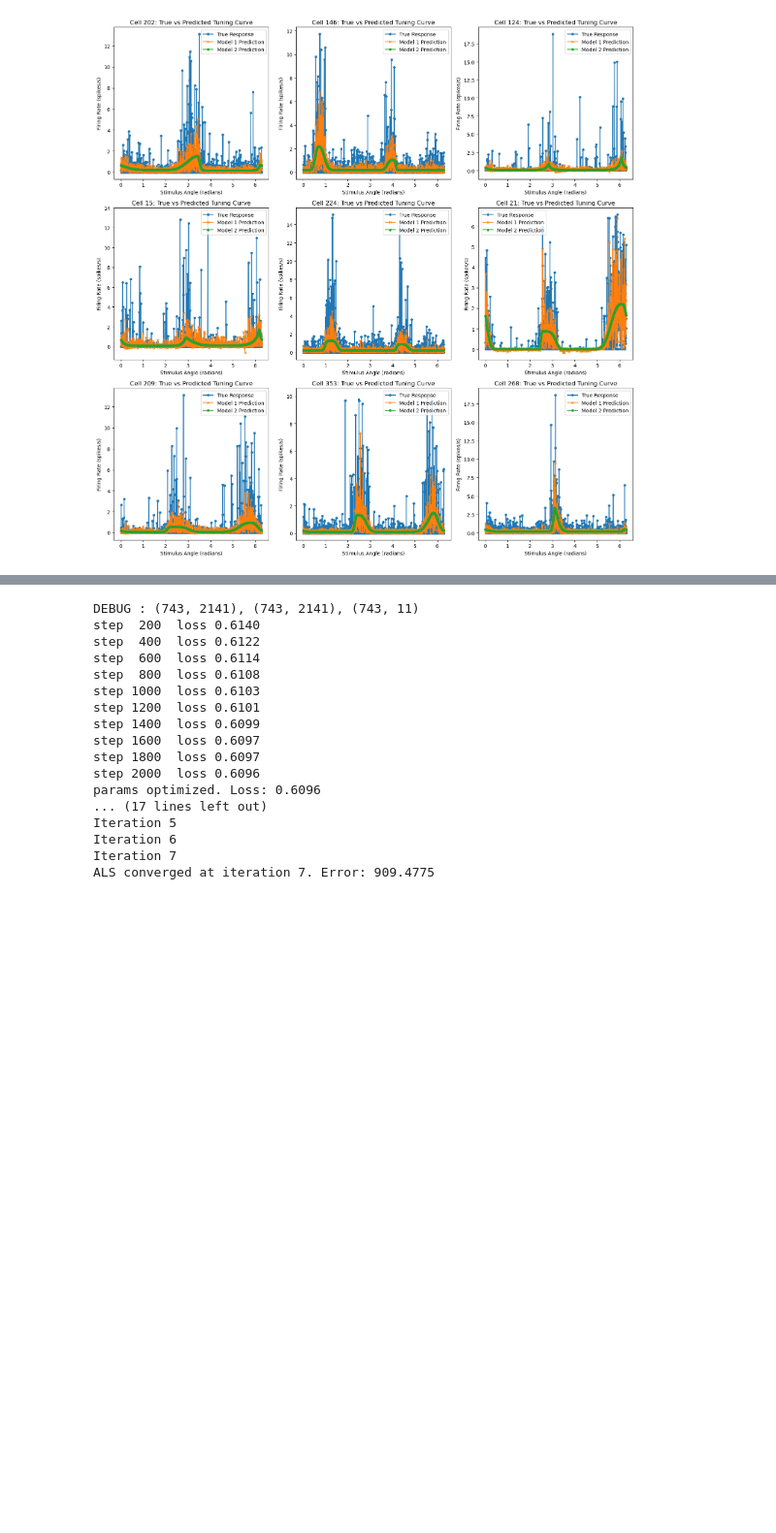
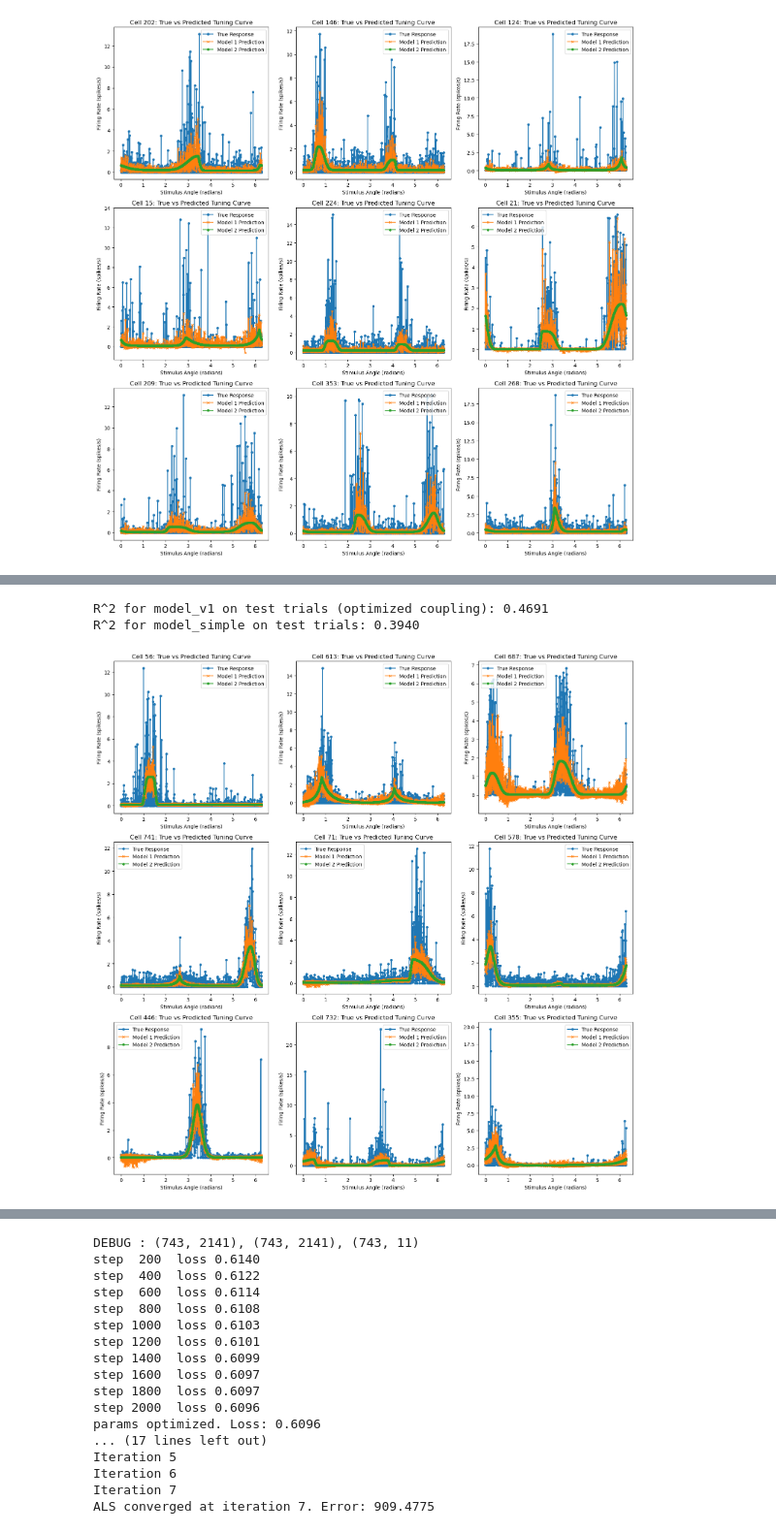
Before and after one commit to reillytilbury/EDGAR, a Jupyter notebook: trial_to_trial_variability_scratchpad.ipynb, the cells around one changed output, grey strips where cells are left out. Shown at 97% size. Cells and saved outputs as stored; diff of their text form; code cells hidden in the pictures; blank space fills up the shorter version.

Commit message:
revert to using Stringer's

```diff
--- a/trial_to_trial_variability_scratchpad.ipynb
+++ b/trial_to_trial_variability_scratchpad.ipynb
@@ -1121,0 +1142,6 @@ plot_model_fit(stimuli_train_test_trials, Y_train_test_trials, Y_pred_test_optim
+# %%
+random_seed = 42
+train_test_split_fn = _build_train_test_split_fn(train_test_split)
+train_samples, test_samples, train_trials, test_trials = train_test_split_fn(X, random_seed=random_seed)
+
+print(train_samples.size, test_samples.size, train_trials.size, test_trials.size)
@@ -1121,0 +1180,35 @@ plot_model_fit(stimuli_train_test_trials, Y_train_test_trials, Y_pred_test_optim
+# %%
+X_train_train_trials = X_train_train_trials.squeeze(0)
+X_train_test_trials = X_train_test_trials.squeeze(0)
+X_test_train_trials = X_test_train_trials.squeeze(0)
+X_test_test_trials = X_test_test_trials.squeeze(0)
+Y_train_train_trials = Y_train_train_trials.squeeze(0)
+Y_train_test_trials = Y_train_test_trials.squeeze(0)
+Y_test_train_trials = Y_test_train_trials.squeeze(0)
+Y_test_test_trials = Y_test_test_trials.squeeze(0)
+# %%
+# Calculate the initial parameters for all source cells
+source_params_init = jax.vmap(parameter_estimator_jax, in_axes=(None, 0))(stimuli_train_train_trials, X_train_train_trials) # shape (n_source, n_params)
+# use gradient descent to optimise the tuning parameters
+source_tuning_params = _optimize_params(source_params_init, stimuli_train_train_trials, X_train_train_trials)
+
+target_params_init = jax.vmap(parameter_estimator_jax, in_axes=(None, 0))(stimuli_train_train_trials, Y_train_train_trials) # shape (n_target, n_params)
+target_tuning_params = _optimize_params(target_params_init, stimuli_train_train_trials, Y_train_train_trials)
+
+# now calculate the predictions for the test trials using the optimised parameters from the train trials
+X_test_input = {"stimulus": stimuli_train_test_trials, "response": X_train_test_trials} # using the source cell responses from the test trials for prediction
+params = {
+    "source_tuning_params": source_tuning_params,
+    "target_tuning_params": target_tuning_params,
+    "target_cell_coupling_factor": jnp.ones(target_tuning_params.shape[0])
+    }
+Y_pred_test, multiplicative_gain, additive_offset, target_cell_coupling_factor = model_v1(X_test_input, params)
+
+# optimise the target_cell_coupling_factor
+g_target_test = jax.vmap(lambda stim, params: neuron_model(stim, *params), in_axes=(None, 0))(stimuli_train_test_trials, target_tuning_params).T # shape (n_time, n_target)
+optimised_target_cell_coupling_factor = optimise_coupling_factors(jnp.ones(target_tuning_params.shape[0]), multiplicative_gain, additive_offset, g_target_test, Y_train_test_trials.T)
+
+optimised_params = {"source_tuning_params": source_tuning_params, "target_tuning_params": target_tuning_params, "target_cell_coupling_factor": optimised_target_cell_coupling_factor}
+Y_pred_test_optimized, multiplicative_gain, additive_offset, target_cell_coupling_factor = model_v1(X_test_input, optimised_params)
+
+Y_pred_test_simple = model_simple(X_test_input, params)
@@ -1121,0 +1233,13 @@ plot_model_fit(stimuli_train_test_trials, Y_train_test_trials, Y_pred_test_optim
+# %%
+r2_v1_test_optimized = r_squared(Y_train_test_trials, Y_pred_test_optimized)
+r2_simple_test = r_squared(Y_train_test_trials, Y_pred_test_simple)
+print(f"R^2 for model_v1 on test trials (optimized coupling): {r2_v1_test_optimized:.4f}")
+print(f"R^2 for model_simple on test trials: {r2_simple_test:.4f}")
+# %% [output]
+R^2 for model_v1 on test trials (optimized coupling): 0.4691
+R^2 for model_simple on test trials: 0.3940
+# %%
+cell_idxs = np.random.choice(Y_train_test_trials.shape[0], 9, replace=False)
+plot_model_fit(stimuli_train_test_trials, Y_train_test_trials, Y_pred_test_optimized, cell_idxs, Y_another_pred=Y_pred_test_simple)
+# %% [output]
+[figure, added]
```
Also changed, not shown: parts of 11 cells of this notebook, 1 other file.
